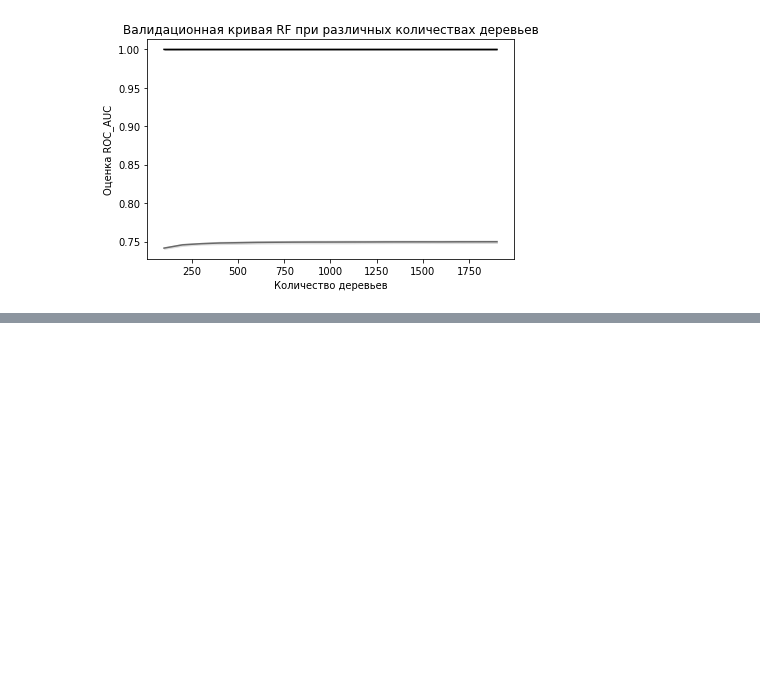
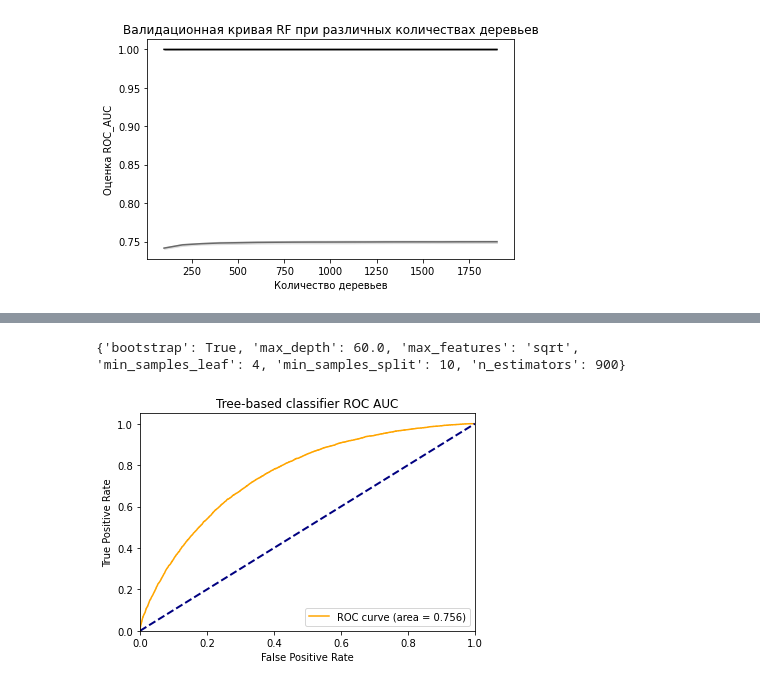
Before and after one commit to GlebsterHD/Tinkoff_DS_challenge, a Jupyter notebook: Trees_research.ipynb, the cells around one changed output, grey strips where cells are left out. Cells and saved outputs as stored; diff of their text form; code cells hidden in the pictures; blank space fills up the shorter version.

Commit message:
Update Trees_research.ipynb
Rf_tuned done

```diff
--- a/Trees_research.ipynb
+++ b/Trees_research.ipynb
@@ -217,0 +221,21 @@ plt.tight_layout()
+# %%
+rf_grid = {
+    'n_estimators': np.arange(500, 1200, 100),
+    'max_features': ['auto', 'sqrt'],
+    'max_depth': np.append(np.linspace(10, 60, 6), [None]),
+    'min_samples_split': [2, 5, 10],
+    'min_samples_leaf': [1, 2, 4],
+    'bootstrap': [True, False]
+}
+# %%
+rf = RandomForestClassifier(class_weight='balanced')
+
+strat_cv = StratifiedKFold(n_splits=3,
+                           shuffle=True)
+
+rf_tuned = GridSearchCV(estimator=rf,
+                        param_grid=rf_grid,
+                        scoring='roc_auc',
+                        cv = strat_cv,
+                        verbose=5,
+                        n_jobs=6)
@@ -217,0 +244,3 @@ plt.tight_layout()
+# %%
+%%time
+rf_tuned.fit(X_train, y_train)
@@ -217,0 +264,25 @@ plt.tight_layout()
+# %%
+print(RF_best_params)
+# %% [output]
+{'bootstrap': True, 'max_depth': 60.0, 'max_features': 'sqrt', 'min_samples_leaf': 4, 'min_samples_split': 10, 'n_estimators': 900}
+# %%
+RF_best_params = {
+    'bootstrap': True,
+    'max_depth': 60.0,
+    'max_features': 'sqrt',
+    'min_samples_leaf': 4,
+    'min_samples_split': 10,
+    'n_estimators': 900,
+    'oob_score':True,
+    'n_jobs':6}
+# %%
+tuned_RF = make_tree_classifier(x_train=X_train,
+                                y_train=y_train,
+                                x_valid=X_valid,
+                                y_valid=y_valid,
+                                results_df=tree_metrics,
+                                model_name='tuned_RF',
+                                model_type='RF',
+                                parameters=RF_best_params)
+# %% [output]
+[figure, added]
```
Also changed, not shown: parts of 15 cells of this notebook.
